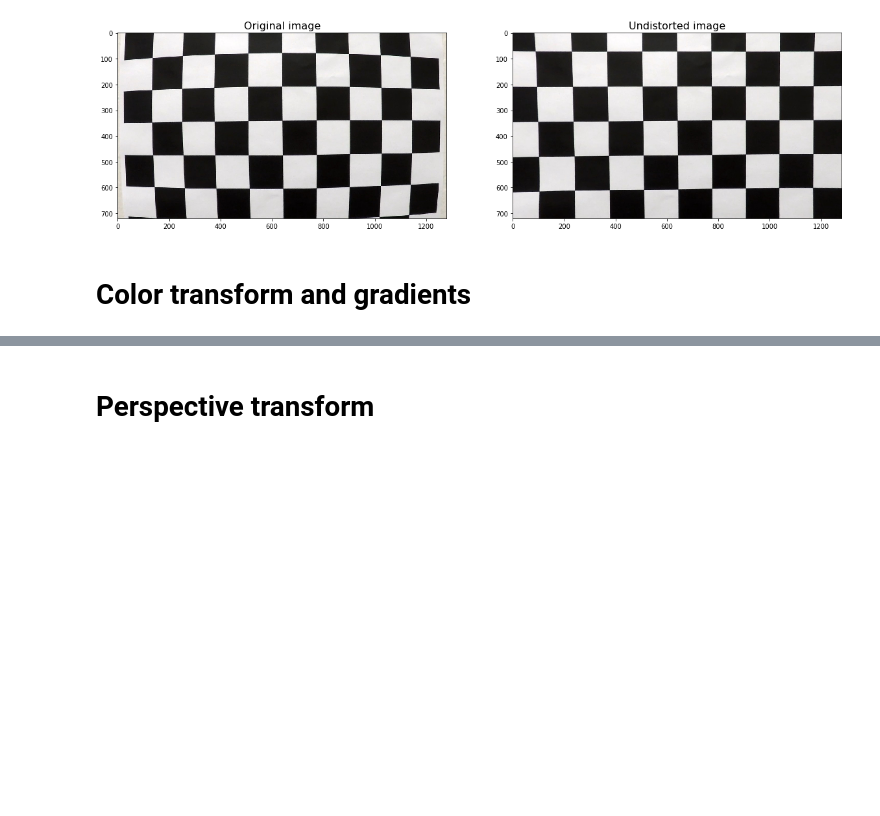
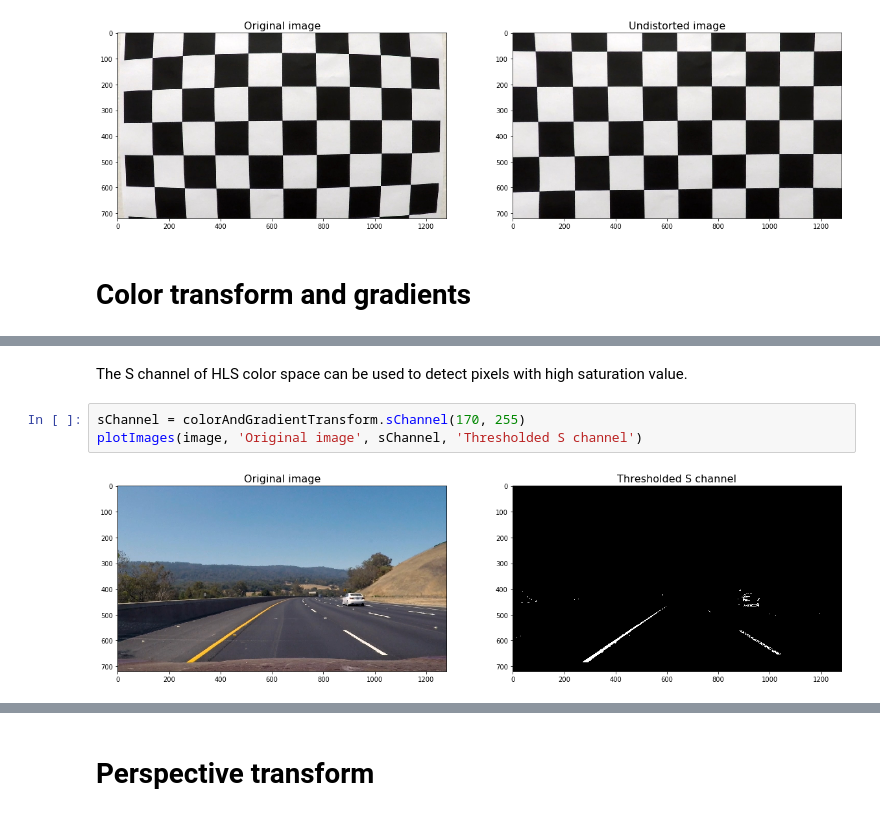
Before and after one commit to serszab/AdvancedLaneFinding, a Jupyter notebook: mySolution.ipynb, the cells around one changed output, grey strips where cells are left out. Saved outputs shown, nothing was run; the diff lists cells and outputs as text; blank space fills up the shorter version.

```diff
--- a/mySolution.ipynb
+++ b/mySolution.ipynb
@@ -116,0 +126,7 @@ class GradientsAndColor:
+# %% [markdown]
+The S channel of HLS color space can be used to detect pixels with high saturation value.
+# %%
+sChannel = colorAndGradientTransform.sChannel(170, 255)
+plotImages(image, 'Original image', sChannel, 'Thresholded S channel')
+# %% [output]
+[figure, added]
```
Also changed, not shown: parts of 23 cells of this notebook, 10 other files.
